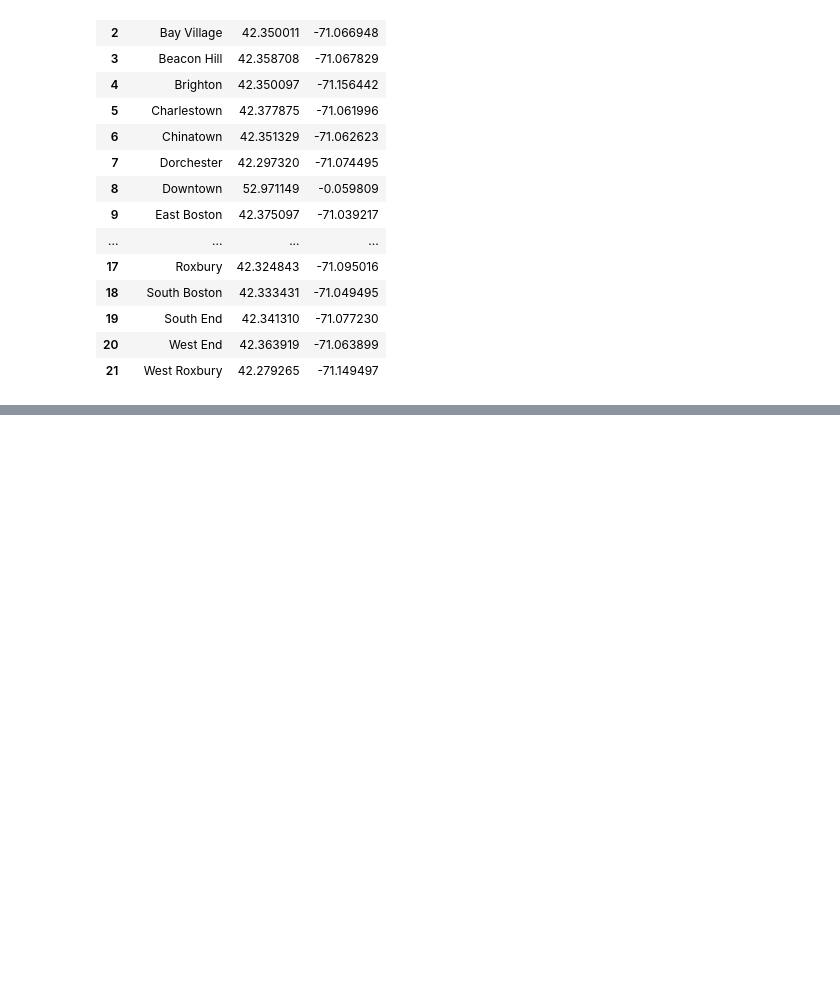
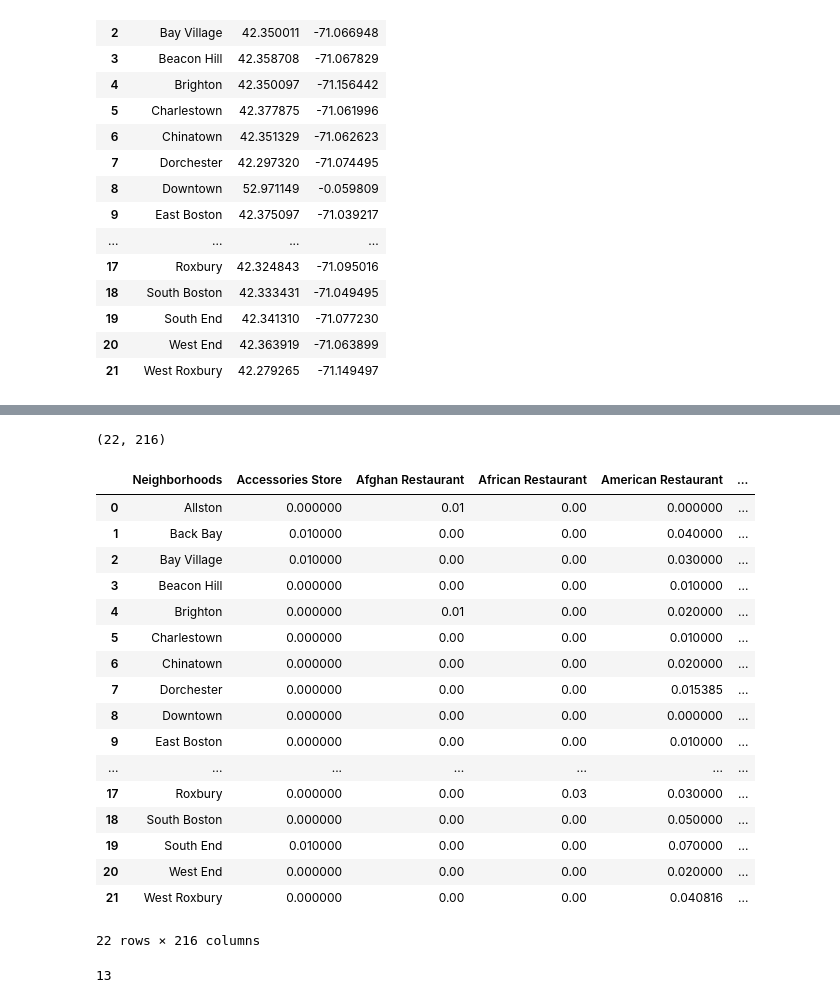
Before and after one commit to Jasonlyw/cn-restaurant-boston, a Jupyter notebook: cn_restaurant_boston.ipynb, the cells around one changed output, grey strips where cells are left out. Cells and saved outputs as stored; diff of their text form; code cells hidden in the pictures; blank space fills up the shorter version.

```diff
--- a/cn_restaurant_boston.ipynb
+++ b/cn_restaurant_boston.ipynb
@@ -119,0 +158,9 @@ df
+# %%
+# get the coordinates of Boston
+address = 'Boston, MA'
+
+geolocator = Nominatim(user_agent="boston-agent")
+location = geolocator.geocode(address)
+latitude = location.latitude
+longitude = location.longitude
+print('The geograpical coordinate of Boston, MA {}, {}.'.format(latitude, longitude))
@@ -119,0 +288,13 @@ df
+# %%
+# one hot encoding
+df_onehot = pd.get_dummies(venues_df[['VenueCategory']], prefix="", prefix_sep="")
+
+# add neighborhood column back to dataframe
+df_onehot['Neighborhoods'] = venues_df['Neighborhood']
+
+# move neighborhood column to the first column
+fixed_columns = [df_onehot.columns[-1]] + df_onehot.columns[:-1].to_list()
+df_onehot = df_onehot[fixed_columns]
+
+print(df_onehot.shape)
+df_onehot.head()
@@ -119,0 +310,29 @@ df
+# %%
+df_grouped = df_onehot.groupby(["Neighborhoods"]).mean().reset_index()
+
+print(df_grouped.shape)
+df_grouped
+# %% [output]
+(22, 216)
+|  | Neighborhoods | Accessories Store | Afghan Restaurant | African Restaurant | American Restaurant | ... |
+| 0 | Allston | 0.000000 | 0.01 | 0.00 | 0.000000 | ... |
+| 1 | Back Bay | 0.010000 | 0.00 | 0.00 | 0.040000 | ... |
+| 2 | Bay Village | 0.010000 | 0.00 | 0.00 | 0.030000 | ... |
+| 3 | Beacon Hill | 0.000000 | 0.00 | 0.00 | 0.010000 | ... |
+| 4 | Brighton | 0.000000 | 0.01 | 0.00 | 0.020000 | ... |
+| 5 | Charlestown | 0.000000 | 0.00 | 0.00 | 0.010000 | ... |
+| 6 | Chinatown | 0.000000 | 0.00 | 0.00 | 0.020000 | ... |
+| 7 | Dorchester | 0.000000 | 0.00 | 0.00 | 0.015385 | ... |
+| 8 | Downtown | 0.000000 | 0.00 | 0.00 | 0.000000 | ... |
+| 9 | East Boston | 0.000000 | 0.00 | 0.00 | 0.010000 | ... |
+| ... | ... | ... | ... | ... | ... | ... |
+| 17 | Roxbury | 0.000000 | 0.00 | 0.03 | 0.030000 | ... |
+| 18 | South Boston | 0.000000 | 0.00 | 0.00 | 0.050000 | ... |
+| 19 | South End | 0.010000 | 0.00 | 0.00 | 0.070000 | ... |
+| 20 | West End | 0.000000 | 0.00 | 0.00 | 0.020000 | ... |
+| 21 | West Roxbury | 0.000000 | 0.00 | 0.00 | 0.040816 | ... |
+22 rows × 216 columns
+# %%
+len(df_grouped[df_grouped["Chinese Restaurant"] > 0])
+# %% [output]
+13
```
Also changed, not shown: parts of 29 cells of this notebook.
